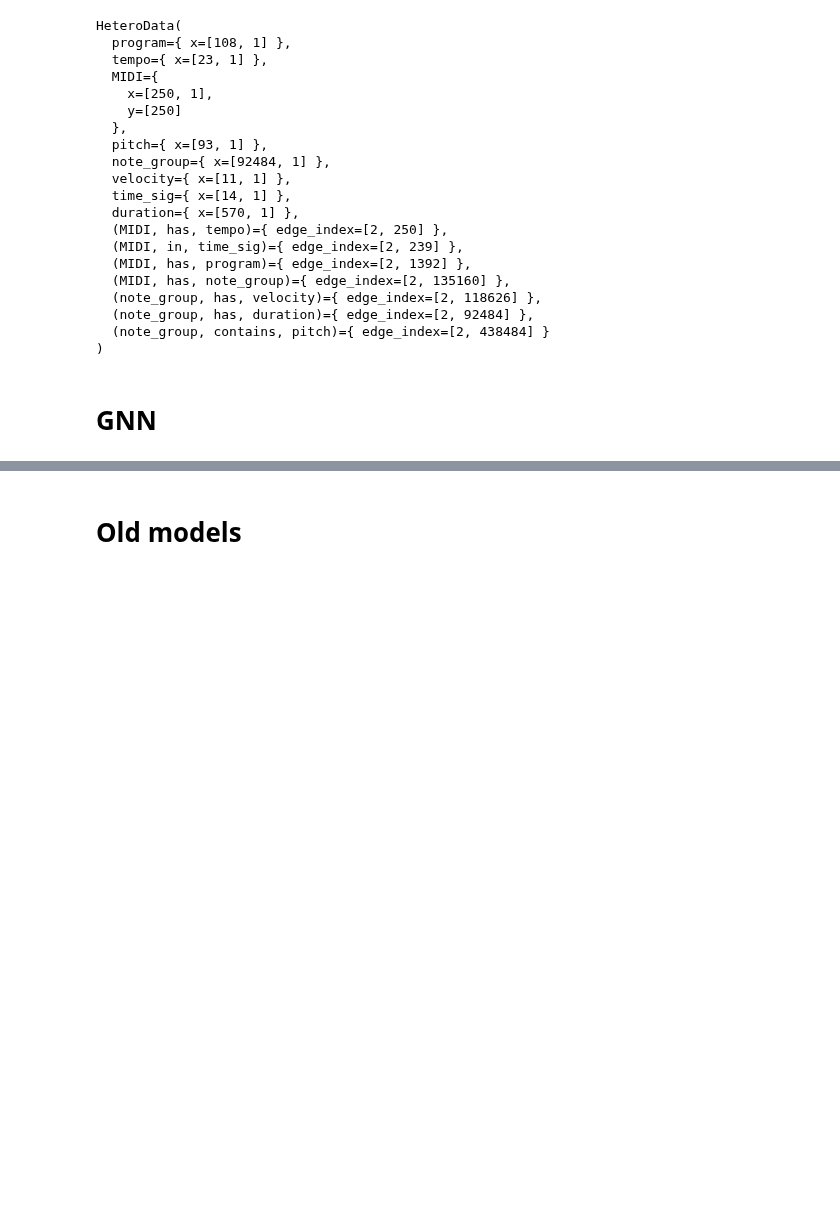
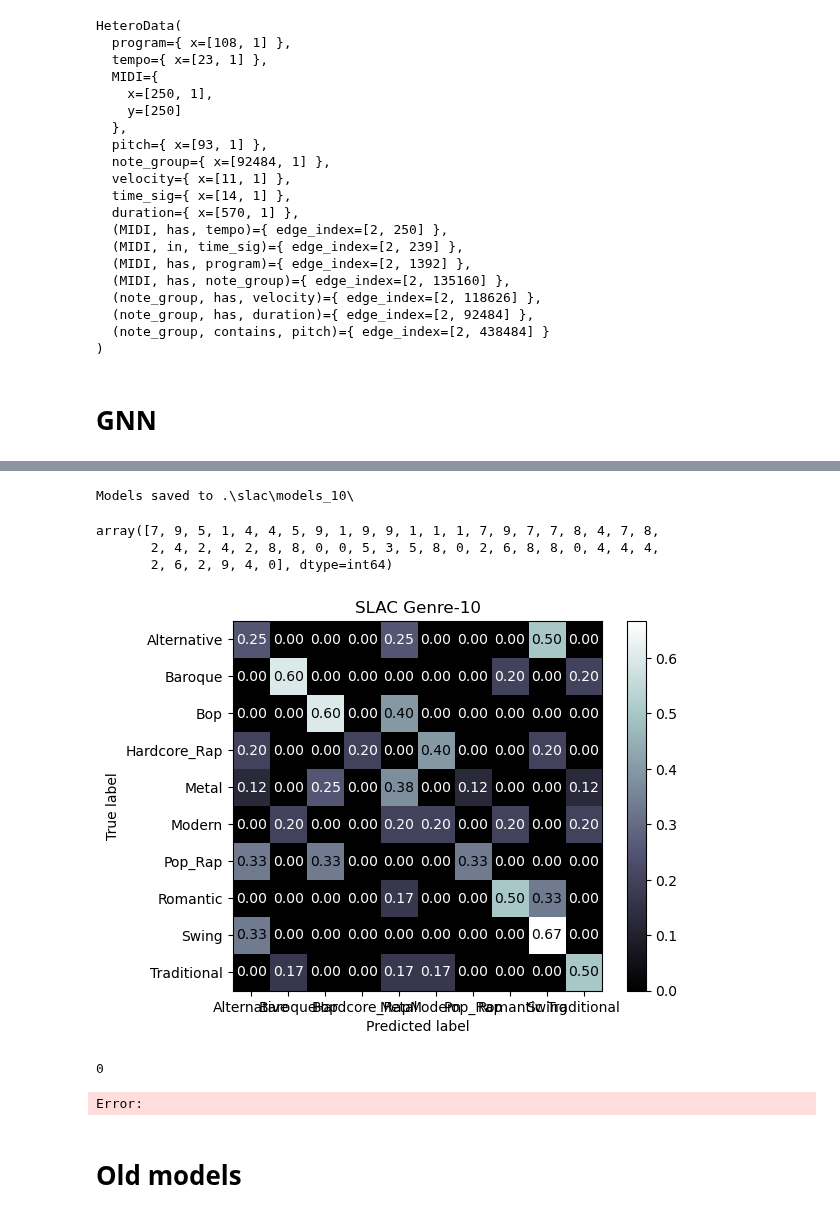
Before and after one commit to KottonP/midi2vec-master, a Jupyter notebook: Slac Hetero Graph.ipynb, the cells around one changed output, grey strips where cells are left out. Cells and saved outputs as stored; diff of their text form; code cells hidden in the pictures; blank space fills up the shorter version.

```diff
--- a/Slac Hetero Graph.ipynb
+++ b/Slac Hetero Graph.ipynb
@@ -573,0 +745,8 @@ plt.show()
+# %%
+save_models(models_10, '.\\slac\\models_10\\')
+# %% [output]
+Models saved to .\slac\models_10\
+# %%
+model_10 = pyg_models.GraphSAGE(in_channels=-1, hidden_channels=64, num_layers=2, out_channels=len(set(lb_10.classes_)))
+model_10 = to_hetero(model_10, H_10.metadata(), aggr='sum')
+models_10 = load_models('.\\slac\\models_10\\', model_10, 5)
@@ -574,3 +755,24 @@ plt.show()
+# %%
+predicted_10, mask_10 = voting(models_10, H_10)
+
+predicted_10
+# %% [output]
+array([7, 9, 5, 1, 4, 4, 5, 9, 1, 9, 9, 1, 1, 1, 7, 9, 7, 7, 8, 4, 7, 8,
+       2, 4, 2, 4, 2, 8, 8, 0, 0, 5, 3, 5, 8, 0, 2, 6, 8, 8, 0, 4, 4, 4,
+       2, 6, 2, 9, 4, 0], dtype=int64)
+# %%
+disp = ConfusionMatrixDisplay.from_predictions(y_true=lb_10.inverse_transform(H_10['MIDI'].y[mask_10].to('cpu')), y_pred=lb_10.inverse_transform(predicted_10), cmap='bone', normalize='true', values_format='.2f')
+
+disp.ax_.set_title('SLAC Genre-10')
+plt.show()
+# %% [output]
+[figure, added]
+# %%
+import os
+os.system('shutdown -s -t 60')
+# %% [output]
+0
+Error:
 # %% [markdown]
 # Old models
 # %%
```
Also changed, not shown: parts of 31 cells of this notebook.
